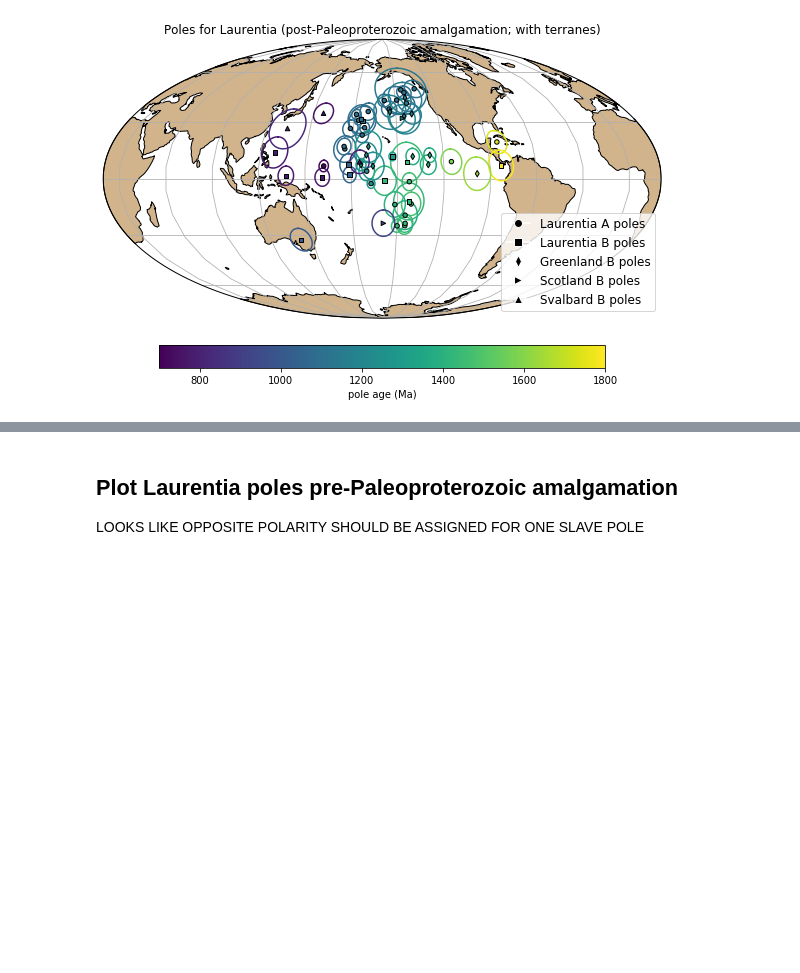
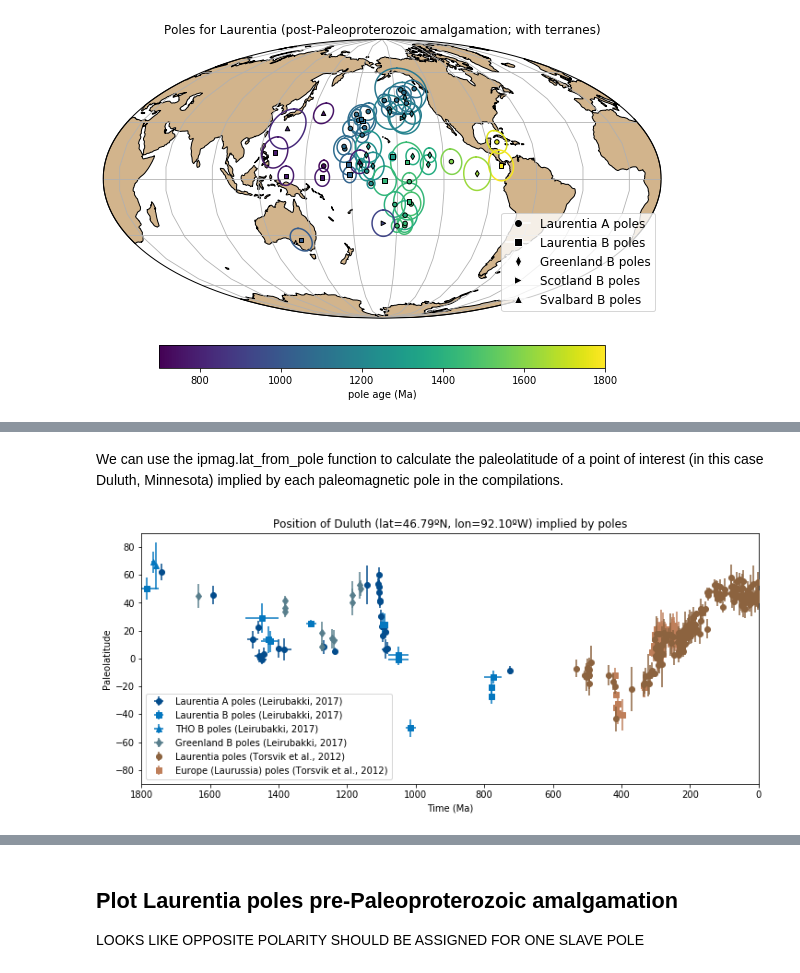
Before and after one commit to Swanson-Hysell-Group/Laurentia_Paleogeography, a Jupyter notebook: Laurentia_pole_compilation.ipynb, the cells around one changed output, grey strips where cells are left out. Drawn from its saved outputs; the diff is of its cells as text; code cells hidden in the pictures; blank space fills up the shorter version.

Commit message:
improvements to paleolatitude analysis

```diff
--- a/Laurentia_pole_compilation.ipynb
+++ b/Laurentia_pole_compilation.ipynb
@@ -83,6 +77,10 @@ for pole in Leirubakki_poles.index:
         plat, plon = pmag.pt_rot(Greenland_Euler,[Leirubakki_poles['PLAT'][pole]],[Leirubakki_poles['PLONG'][pole]])
         Leirubakki_poles['Laurentia_plat'][pole] = plat[0]
         Leirubakki_poles['Laurentia_plon'][pole] = plon[0]
+    if Leirubakki_poles['Terrane'][pole] == 'Laurentia-Greenland-Nain':
+        plat, plon = pmag.pt_rot(Greenland_Euler,[Leirubakki_poles['PLAT'][pole]],[Leirubakki_poles['PLONG'][pole]])
+        Leirubakki_poles['Laurentia_plat'][pole] = plat[0]
+        Leirubakki_poles['Laurentia_plon'][pole] = plon[0]
     if Leirubakki_poles['Terrane'][pole] == 'Laurentia-Svalbard':
         plat, plon = pmag.pt_rot(Svalbard_Euler,[Leirubakki_poles['PLAT'][pole]],[Leirubakki_poles['PLONG'][pole]])
         Leirubakki_poles['Laurentia_plat'][pole] = plat[0]
@@ -562,0 +582,43 @@ plt.show()
+# %% [markdown]
+We can use the ipmag.lat_from_pole function to calculate the paleolatitude of a point of interest (in this case Duluth, Minnesota) implied by each paleomagnetic pole in the compilations.
+# %%
+Phanerozoic_plat_list = []
+for pole in Torsvik2012_poles_filtered.index:
+    plat = ipmag.lat_from_pole(duluth_lon,duluth_lat,Torsvik2012_poles_filtered.CLon[pole],Torsvik2012_poles_filtered.CLat[pole])
+    Phanerozoic_plat_list.append(-plat)
+
+Phanerozoic_plat_list_Europe = []
+for pole in Torsvik2012_Europe_poles_filtered.index:
+    plat = ipmag.lat_from_pole(duluth_lon,duluth_lat,Torsvik2012_Europe_poles_filtered.RLon_Laur[pole],Torsvik2012_Europe_poles_filtered.RLat_Laur[pole])
+    Phanerozoic_plat_list_Europe.append(-plat)
+# %%
+plt.figure(figsize=(12,5))
+plt.errorbar(Laur_poles_A['nominal age'], Laur_poles_A['Duluth_plat'],
+             yerr = Laur_poles_A['A95'], xerr = [Laur_poles_A['age_error_low'],Laur_poles_A['age_error_high']], fmt='o',
+             color='#034C8C',label='Laurentia A poles (Leirubakki, 2017)')
+plt.errorbar(Laur_poles_B['nominal age'], Laur_poles_B['Duluth_plat'],
+             yerr = Laur_poles_B['A95'], xerr = [Laur_poles_B['age_error_low'],Laur_poles_B['age_error_high']], fmt='s',
+             color='#0477BF',label='Laurentia B poles (Leirubakki, 2017)')
+plt.errorbar(Laur_THO_poles_B['nominal age'], Laur_THO_poles_B['Duluth_plat'],
+             yerr = Laur_THO_poles_B['A95'], xerr = [Laur_THO_poles_B['age_error_low'],Laur_THO_poles_B['age_error_high']], fmt='^',
+             color='#0477BF',label='THO B poles (Leirubakki, 2017)')
+plt.errorbar(Laur_Greenland_poles_B['nominal age'], Laur_Greenland_poles_B['Duluth_plat'],
+             yerr = Laur_Greenland_poles_B['A95'], xerr = [Laur_Greenland_poles_B['age_error_low'],Laur_Greenland_poles_B['age_error_high']],
+             fmt='d', color='#587E8C',label='Greenland B poles (Leirubakki, 2017)')
+plt.errorbar(Torsvik2012_poles_filtered.Age, Phanerozoic_plat_list,
+             yerr = Torsvik2012_poles_filtered.A95, fmt='o',
+             color='#8C633F',label='Laurentia poles (Torsvik et al., 2012)',zorder=1000)
+plt.errorbar(Torsvik2012_Europe_poles_filtered.Age, Phanerozoic_plat_list_Europe,
+             yerr = Torsvik2012_Europe_poles_filtered.A95, fmt='s',color='#BF7F5A',
+             label='Europe (Laurussia) poles (Torsvik et al., 2012)')
+plt.ylim(-90,90)
+plt.xlim(0,1800)
+plt.xlabel('Time (Ma)')
+plt.ylabel('Paleolatitude')
+plt.title('Position of Duluth (lat=46.79ºN, lon=92.10ºW) implied by poles')
+plt.gca().invert_xaxis()
+plt.legend(loc=3)
+plt.savefig('./Figures/Laurentia_paleolatitude.pdf')
+plt.show()
+# %% [output]
+[figure, added]
```
Also changed, not shown: parts of 47 cells of this notebook.
